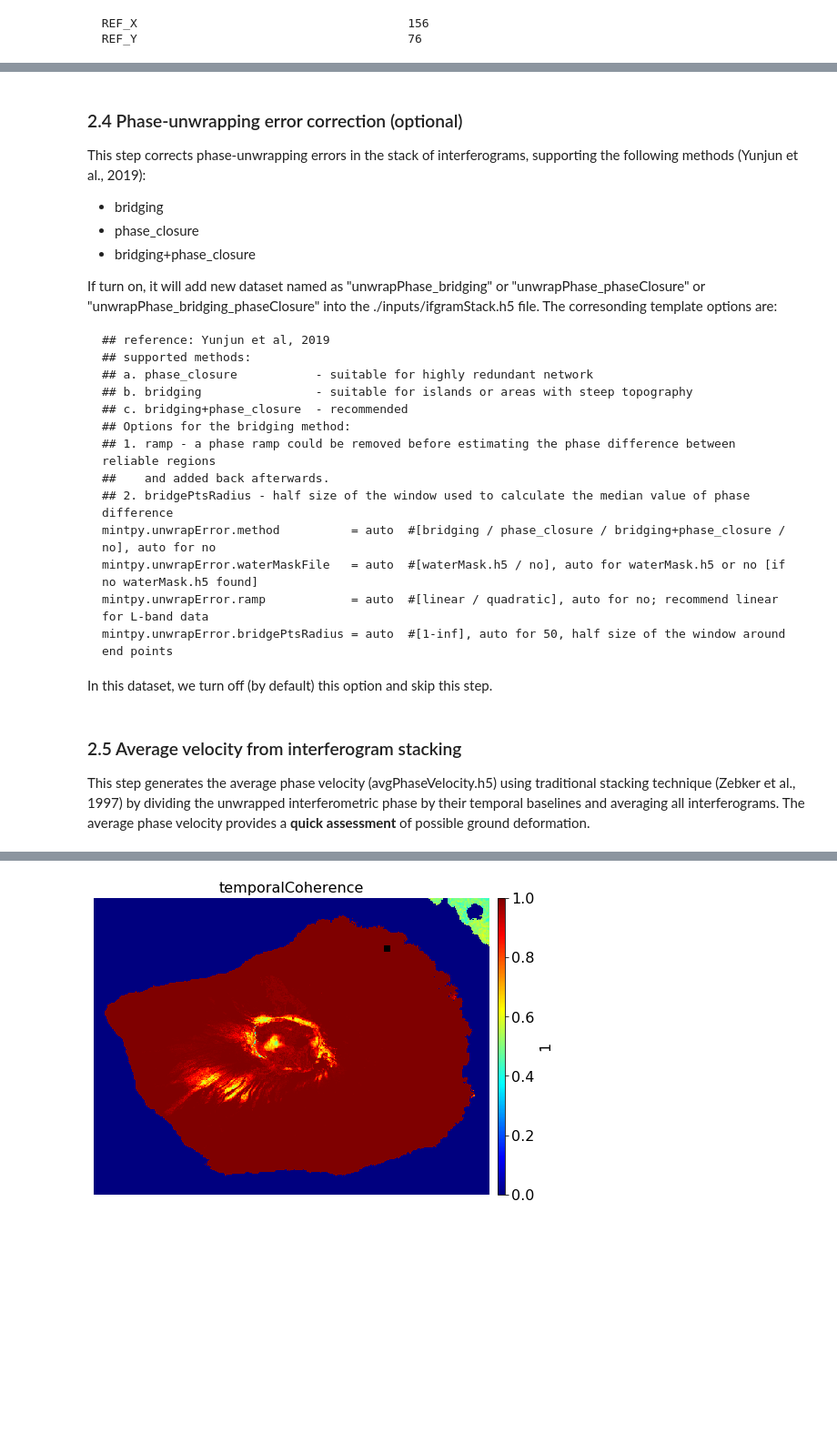
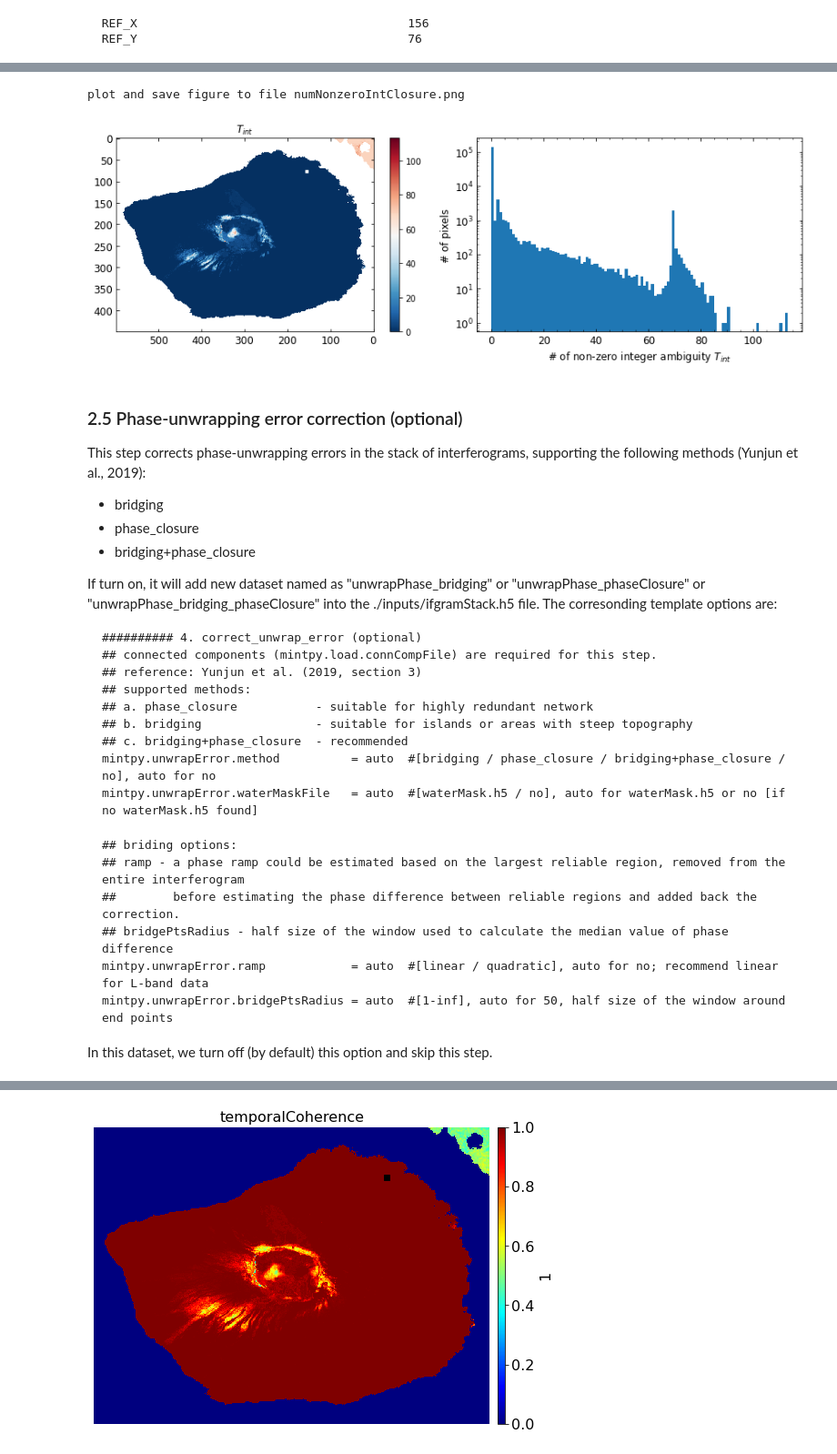
Before and after one commit to insarlab/MintPy-tutorial, a Jupyter notebook: smallbaselineApp.ipynb, the cells around one changed output, grey strips where cells are left out. Shown at 91% size. Saved outputs shown, nothing was run; the diff lists cells and outputs as text; code cells hidden in the pictures; blank space fills up the shorter version.

````diff
--- a/smallbaselineApp.ipynb
+++ b/smallbaselineApp.ipynb
@@ -469,5 +524,11 @@ drwxr-xr-x  6 yunjunz  staff      204 Aug 14 11:02 inputs
+# %%
+from mintpy.unwrap_error_phase_closure import plot_num_nonzero_integer_closure_phase
+plot_num_nonzero_integer_closure_phase('numNonzeroIntClosure.h5', display=True, fig_size=[12, 4])
+# %% [output]
+plot and save figure to file numNonzeroIntClosure.png
+[figure, added]
 # %% [markdown]
-### 2.4 Phase-unwrapping error correction (optional) ###
+### 2.5 Phase-unwrapping error correction (optional) ###
 
 This step corrects phase-unwrapping errors in the stack of interferograms, supporting the following methods (Yunjun et al., 2019):
 + bridging
@@ -477,23 +538,22 @@ This step corrects phase-unwrapping errors in the stack of interferograms, suppo
 If turn on, it will add new dataset named as "unwrapPhase_bridging" or "unwrapPhase_phaseClosure" or "unwrapPhase_bridging_phaseClosure" into the ./inputs/ifgramStack.h5 file. The corresonding template options are:
 
 ```cfg
-## reference: Yunjun et al, 2019
+########## 4. correct_unwrap_error (optional)
+## connected components (mintpy.load.connCompFile) are required for this step.
+## reference: Yunjun et al. (2019, section 3)
 ## supported methods:
 ## a. phase_closure           - suitable for highly redundant network
 ## b. bridging                - suitable for islands or areas with steep topography
 ## c. bridging+phase_closure  - recommended
-## Options for the bridging method:
-## 1. ramp - a phase ramp could be removed before estimating the phase difference between reliable regions
-##    and added back afterwards.
-## 2. bridgePtsRadius - half size of the window used to calculate the median value of phase difference
 mintpy.unwrapError.method          = auto  #[bridging / phase_closure / bridging+phase_closure / no], auto for no
 mintpy.unwrapError.waterMaskFile   = auto  #[waterMask.h5 / no], auto for waterMask.h5 or no [if no waterMask.h5 found]
+
+## briding options:
+## ramp - a phase ramp could be estimated based on the largest reliable region, removed from the entire interferogram
+##        before estimating the phase difference between reliable regions and added back the correction.
+## bridgePtsRadius - half size of the window used to calculate the median value of phase difference
 mintpy.unwrapError.ramp            = auto  #[linear / quadratic], auto for no; recommend linear for L-band data
 mintpy.unwrapError.bridgePtsRadius = auto  #[1-inf], auto for 50, half size of the window around end points
 ```
 
 In this dataset, we turn off (by default) this option and skip this step.
-# %% [markdown]
-### 2.5 Average velocity from interferogram stacking ###
-
-This step generates the average phase velocity (avgPhaseVelocity.h5) using traditional stacking technique (Zebker et al., 1997) by dividing the unwrapped interferometric phase by their temporal baselines and averaging all interferograms. The average phase velocity provides a **quick assessment** of possible ground deformation.
````
Also changed, not shown: parts of 42 cells of this notebook.
